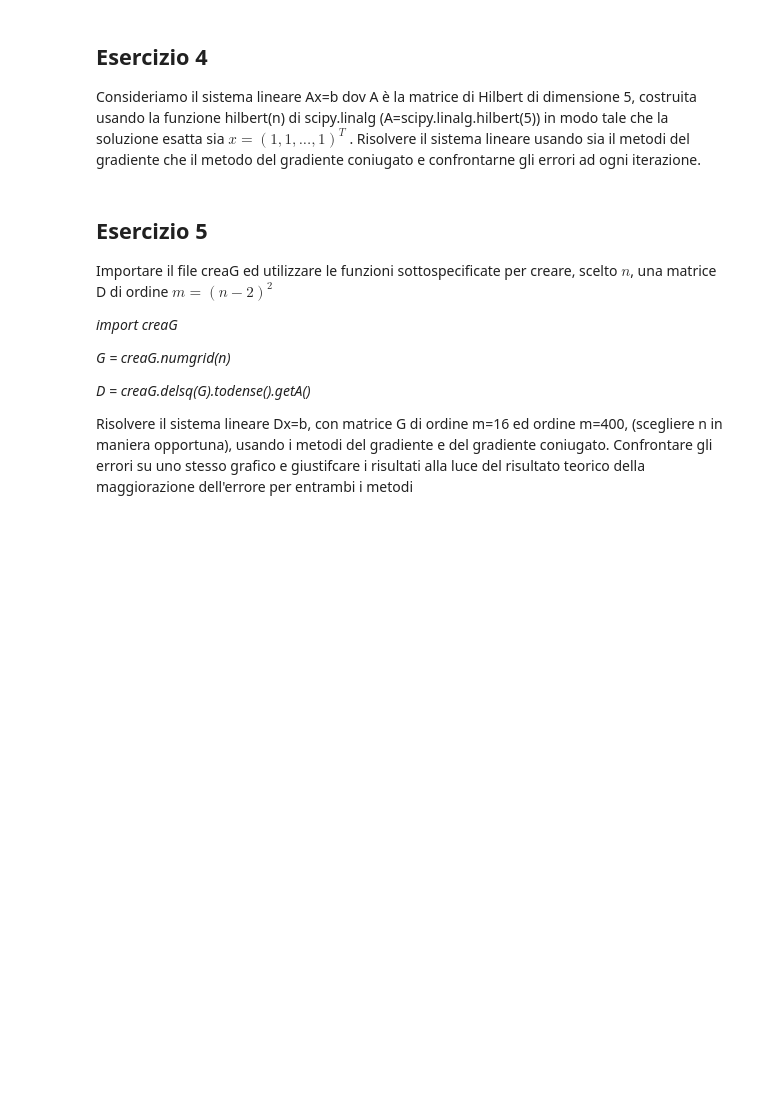
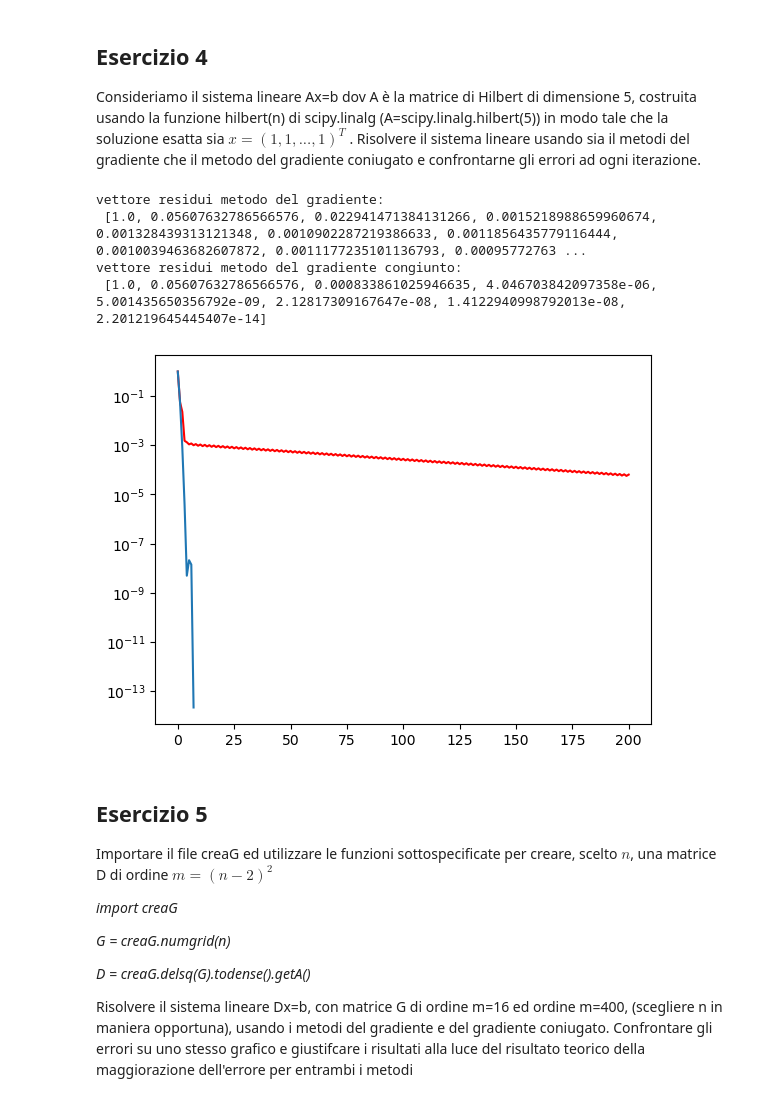
Before and after one commit to Gianmarco-Fabbri/Metodi-numerici, a Jupyter notebook: Lab09/Esercitazione_9.ipynb, the cells around one changed output. Saved outputs shown, nothing was run; the diff lists cells and outputs as text; code cells hidden in the pictures; blank space fills up the shorter version.

```diff
--- a/Lab09/Esercitazione_9.ipynb
+++ b/Lab09/Esercitazione_9.ipynb
@@ -336,4 +335,28 @@ None
 ## Esercizio 4
 Consideriamo il sistema lineare Ax=b  dov A è  la matrice di Hilbert di dimensione 5, costruita usando la funzione hilbert(n) di scipy.linalg (A=scipy.linalg.hilbert(5)) in modo tale che la soluzione esatta sia $x = (1, 1, . . . , 1)^T$ .
 Risolvere il sistema lineare usando sia il metodi del gradiente che il metodo del gradiente coniugato e confrontarne gli errori ad ogni iterazione.
+# %%
+import scipy.linalg as spl
+A=spl.hilbert(5)
+b=np.sum(A,axis=1)
+x0=np.zeros_like(b)
+itmax=200
+tol=1e-10
+
+x,r,sol,it=steepestdescent(A,b,x0,itmax,tol)
+xG,rG,solG,itG=conjugate_gradient(A,b,x0,itmax,tol)
+print("vettore residui metodo del gradiente:\n", r)
+print("vettore residui metodo del gradiente congiunto:\n", rG)
+
+plt.semilogy(np.arange(it+1), r, '-r', rG, '-')
+plt.show()
+
+#il metodo del gradiente congiunto oltre a metterci meno passi ha un
+#vettore dei residui il cui valore si abbassa drasticamente ad ogni passo
+# %% [output]
+vettore residui metodo del gradiente:
+ [1.0, 0.05607632786566576, 0.022941471384131266, 0.0015218988659960674, 0.001328439313121348, 0.0010902287219386633, 0.0011856435779116444, 0.0010039463682607872, 0.0011177235101136793, 0.00095772763 ...
+vettore residui metodo del gradiente congiunto:
+ [1.0, 0.05607632786566576, 0.000833861025946635, 4.046703842097358e-06, 5.001435650356792e-09, 2.12817309167647e-08, 1.4122940998792013e-08, 2.201219645445407e-14]
+[figure, added]
 # %% [markdown]
```
Also changed, not shown: parts of 6 cells of this notebook, 1 other file.
